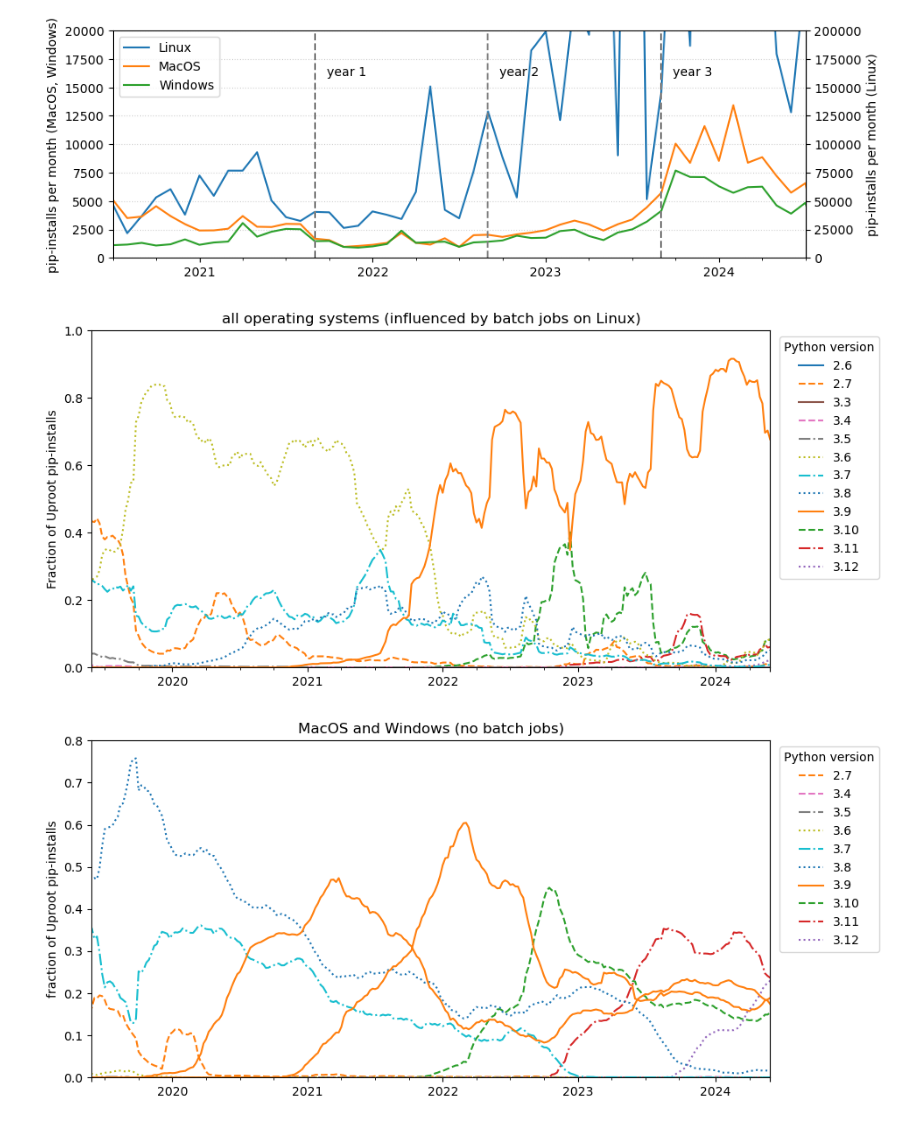
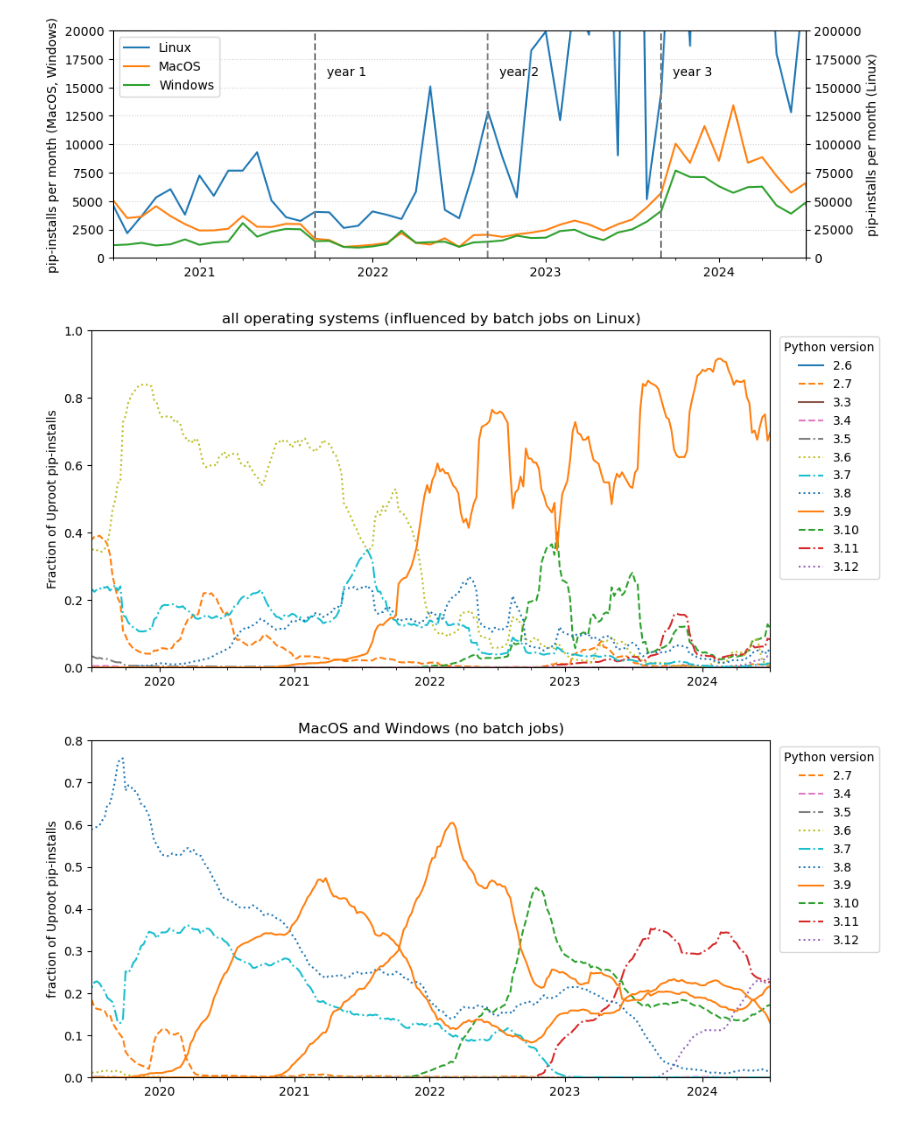
Before and after one commit to jpivarski-talks/2023-08-14-awkward-stats-update, a Jupyter notebook: gather-statistics.ipynb, the cells around one changed output. Saved outputs shown, nothing was run; the diff lists cells and outputs as text; code cells hidden in the pictures.

```diff
--- a/gather-statistics.ipynb
+++ b/gather-statistics.ipynb
@@ -82,7 +82,7 @@ ax.set_ylim(0, 1)
 
 ax.set_xlabel("")
 ax.set_ylabel("Fraction of Uproot pip-installs")
-ax.set_xlim("2019-06-01", "2024-06-01")
+ax.set_xlim("2019-07-01", "2024-07-01")
 
 ax.lines[0].set_linestyle("-")
 ax.lines[1].set_linestyle("--")
@@ -90,34 +90,34 @@ ax.lines[9].set_linestyle("-.")
 ax.lines[10].set_linestyle(":")
 ax.lines[11].set_linestyle("-")
 ax.lines[2].set_linestyle("--")
 ax.lines[3].set_linestyle("-.")
 ax.lines[4].set_linestyle(":")
 ax.lines[5].set_linestyle("-")
 ax.lines[6].set_linestyle("--")
 ax.lines[7].set_linestyle("-.")
 ax.lines[8].set_linestyle(":")
 
 handles, labels = ax.get_legend_handles_labels()
 handles = np.array(handles)[[0, 1, 5, 6, 7, 8, 9, 10, 11, 2, 3, 4]]
 labels = [
     "2.6",
     "2.7",
     "3.3",
     "3.4",
     "3.5",
     "3.6",
     "3.7",
     "3.8",
     "3.9",
     "3.10",
     "3.11",
     "3.12",
     "3.13",
 ]
 ax.legend(handles, labels, title="Python version", bbox_to_anchor=(1.17, 1), loc="upper right");
 ax.set_title("all operating systems (influenced by batch jobs on Linux)");
 # %% [output]
-[figure, old version]
+[figure, new version]
 # %%
 fig, ax = plt.subplots(figsize=(10, 5))
 
@@ -142,7 +142,7 @@ ax.set_ylim(0, 0.8)
 
 ax.set_xlabel("")
 ax.set_ylabel("fraction of Uproot pip-installs")
-ax.set_xlim("2019-06-01", "2024-06-01")
+ax.set_xlim("2019-07-01", "2024-07-01")
 
 ax.lines[0].set_linestyle("--")
 ax.lines[1].set_linestyle("--")
@@ -173,4 +173,4 @@ labels = [
 ax.legend(handles, labels, title="Python version", bbox_to_anchor=(1.17, 1), loc="upper right");
 ax.set_title("MacOS and Windows (no batch jobs)");
 # %% [output]
-[figure, old version]
+[figure, new version]
```
